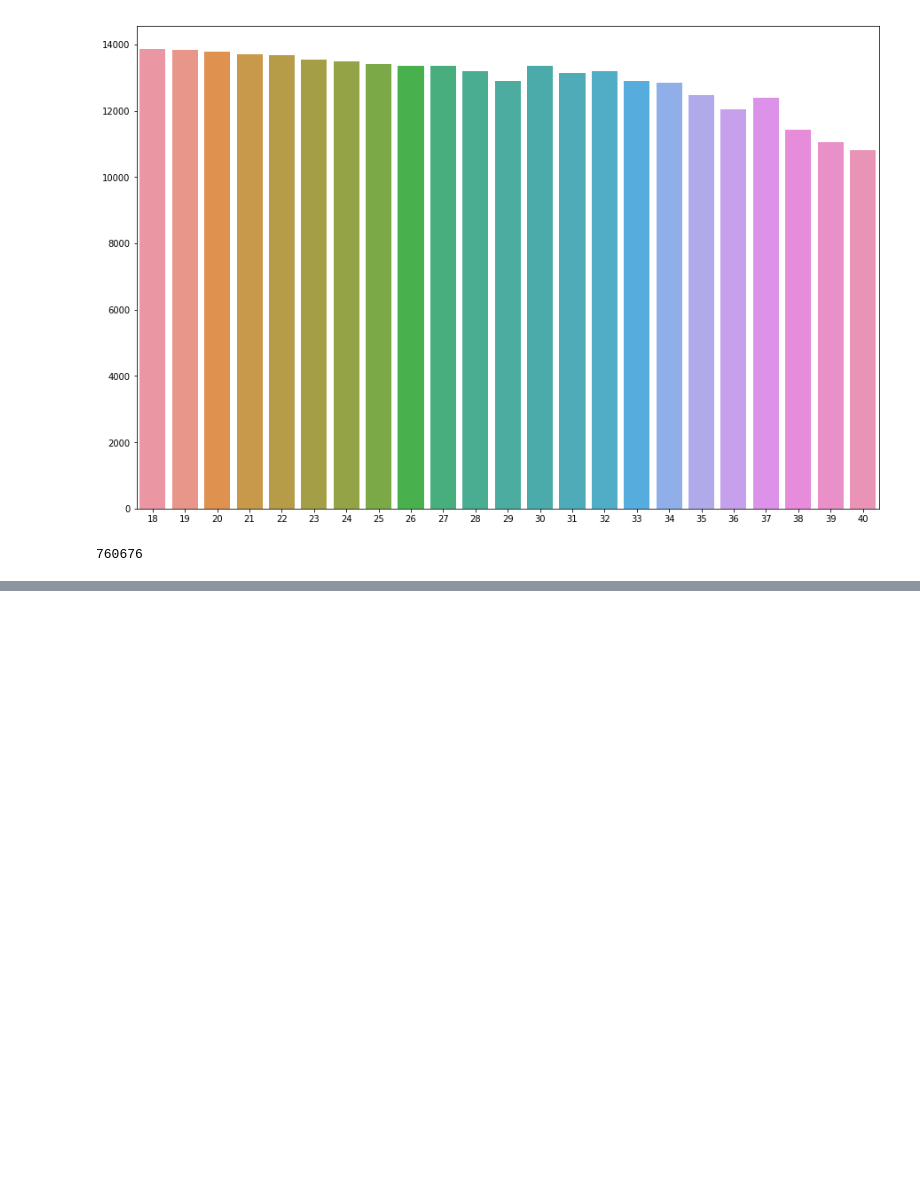
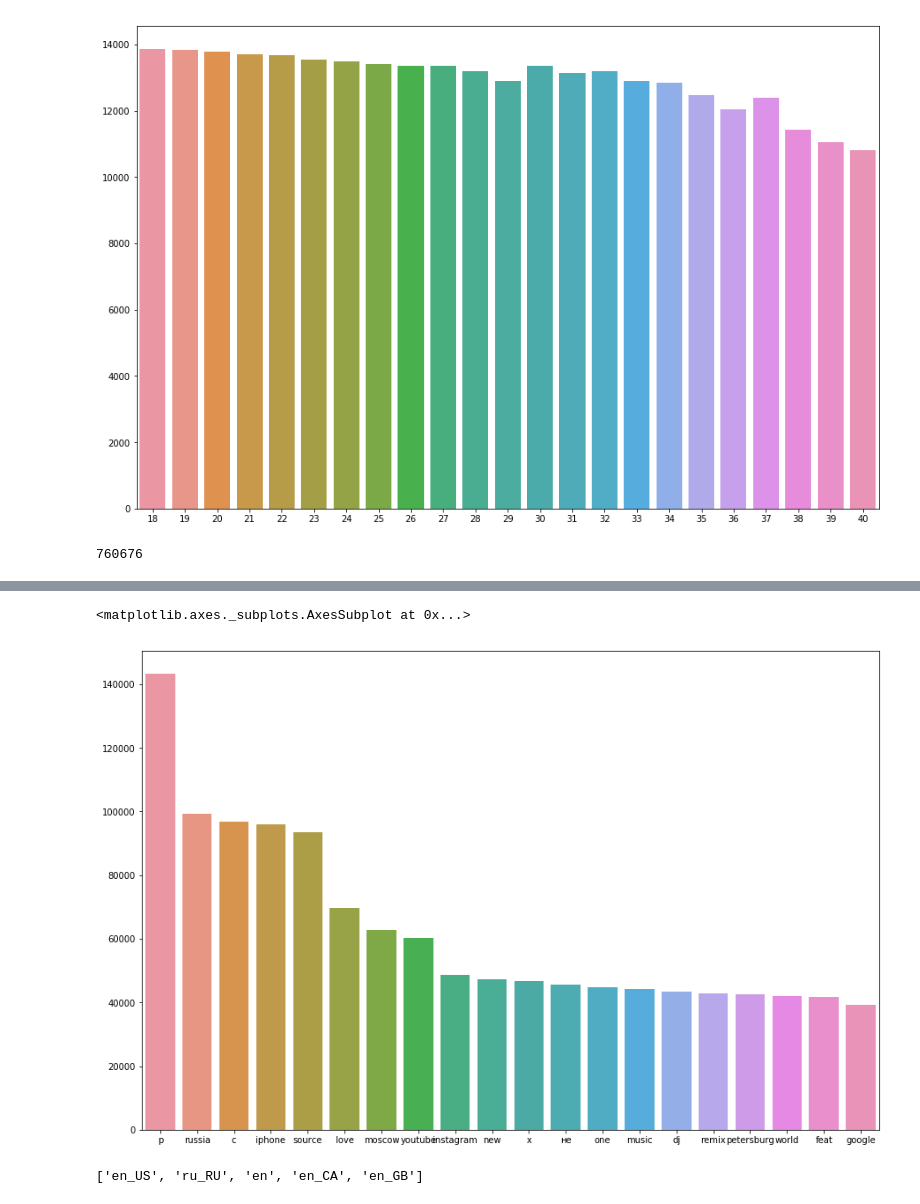
Before and after one commit to Vlad0922/finding_friends, a Jupyter notebook: Different stats.ipynb, the cells around one changed output, grey strips where cells are left out. Drawn from its saved outputs; the diff is of its cells as text; code cells hidden in the pictures; blank space fills up the shorter version.

```diff
--- a/Different stats.ipynb
+++ b/Different stats.ipynb
@@ -94,0 +138,2 @@ top_domains = d_counter.most_common()[:25]
+# %%
+freqs_non_cyrillic = {w:f for w, f in freqs.items() if not is_cyrillic_word(w)}
@@ -94,0 +148,8 @@ top_domains = d_counter.most_common()[:25]
+# %%
+non_cyr_sorted = sorted(freqs_non_cyrillic.items(), reverse=True, key= lambda p: p[1])
+# %%
+plt.figure(figsize=(15,10))
+sns.barplot([f[0] for f in non_cyr_sorted[:20]], [f[1] for f in non_cyr_sorted[:20]])
+# %% [output]
+<matplotlib.axes._subplots.AxesSubplot at 0x...>
+[figure, added]
@@ -94,0 +159,4 @@ top_domains = d_counter.most_common()[:25]
+# %%
+print(enchant.list_languages())
+# %% [output]
+['en_US', 'ru_RU', 'en', 'en_CA', 'en_GB']
```
Also changed, not shown: parts of 18 cells of this notebook, 4 other files.
